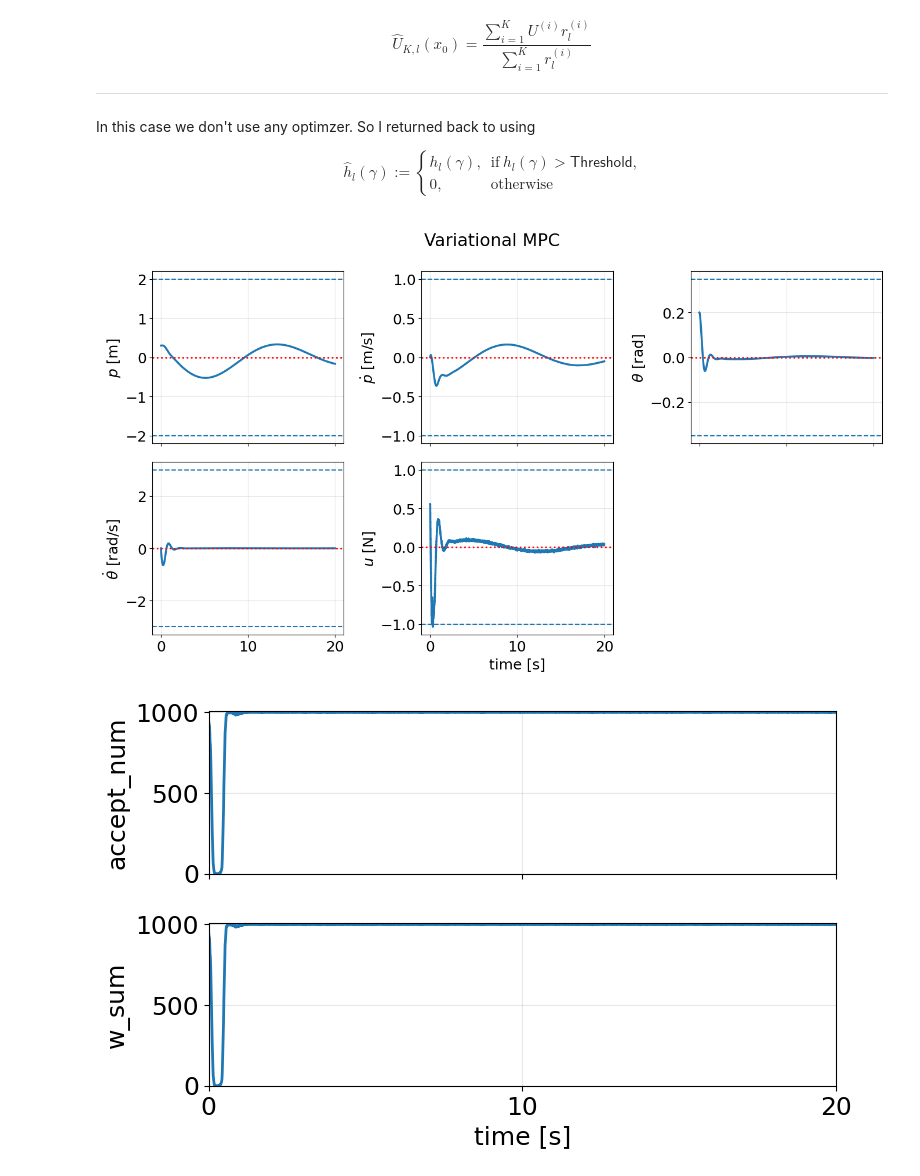
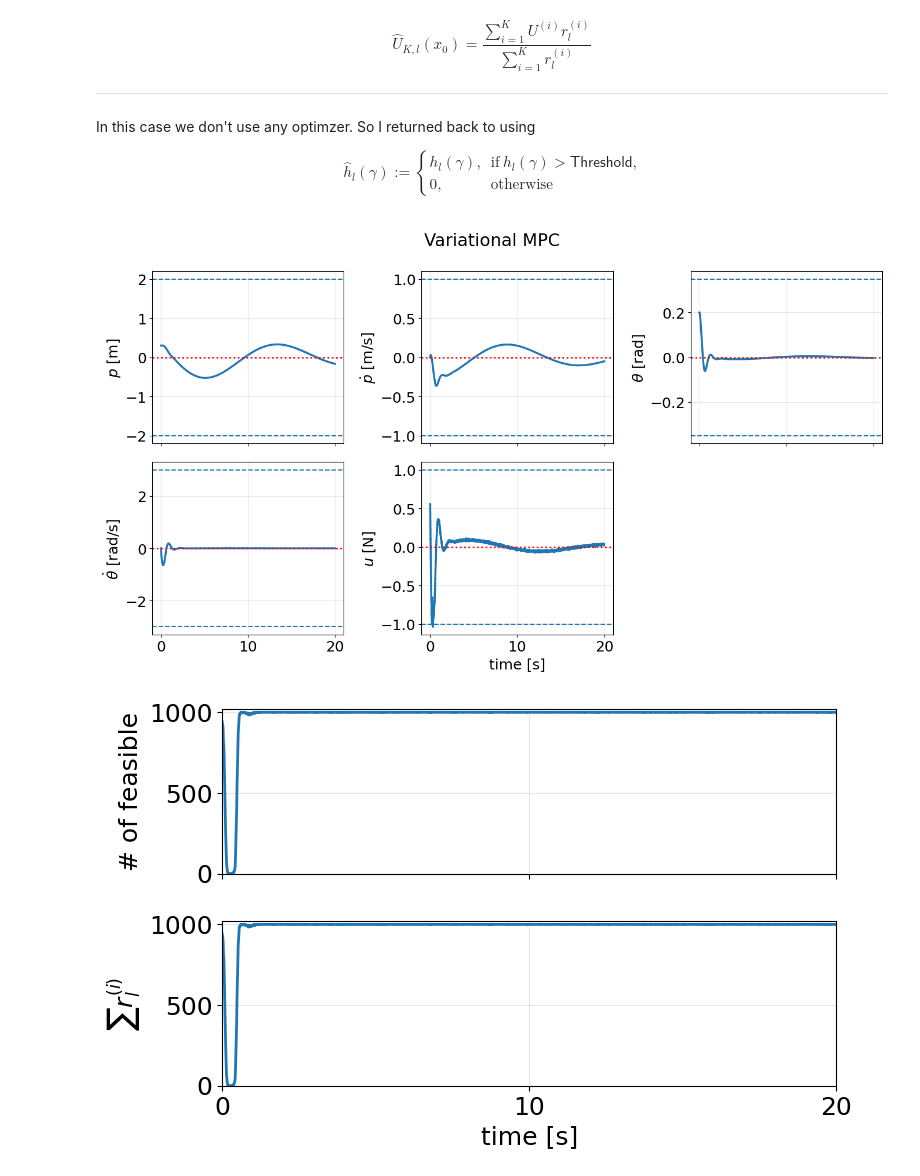
Before and after one commit to k-uta/Variational-Encrypted-Model-Predictive-Control, a Jupyter notebook: test.ipynb, the cells around one changed output. Cells and saved outputs as stored; diff of their text form; code cells hidden in the pictures.

```diff
--- a/test.ipynb
+++ b/test.ipynb
@@ -537,35 +537,35 @@ plot_mpc(
     title_prefix=f"Variational MPC",
 )
 
 # Plot accept_num and w_sum over time (2x1)
 w_sum_series = variational_runs[lambda_plot]["w_sum_series"]
 accept_num_series = variational_runs[lambda_plot]["accept_num_series"]
 t_accept = np.arange(len(w_sum_series)) * dt
 
 fig, axes = plt.subplots(2, 1, figsize=(8, 5), sharex=True)
 axes[0].plot(t_accept, accept_num_series, linewidth=2.0)
-axes[0].set_ylabel("accept_num")
-axes[0].set_ylim(0, K_samples+10)
+axes[0].set_ylabel("# of feasible")
+axes[0].set_ylim(0, K_samples+20)
 axes[0].set_xlim(0, T_steps*dt)
 axes[0].grid(True, alpha=0.3)
 
 axes[1].plot(t_accept, w_sum_series, linewidth=2.0)
 axes[1].set_xlabel("time [s]")
-axes[1].set_ylabel("w_sum")
-axes[1].set_ylim(0,  K_samples+10)
+axes[1].set_ylabel(r"$\sum r_l^{(i)}$")
+axes[1].set_ylim(0,  K_samples+20)
 axes[1].set_xlim(0, T_steps*dt)
 axes[1].grid(True, alpha=0.3)
 
 # Set ticks
 if len(t_accept) > 1:
     xticks = np.linspace(t_accept[0], t_accept[-1], 3)
     axes[1].set_xticks(xticks)
 
 axes[0].set_yticks(np.linspace(0, K_samples, 3))
 axes[1].set_yticks(np.linspace(0, K_samples, 3))
 
 fig.tight_layout()
 plt.show()
 # %% [output]
 [figure]
-[figure, old version]
+[figure, new version]
```
